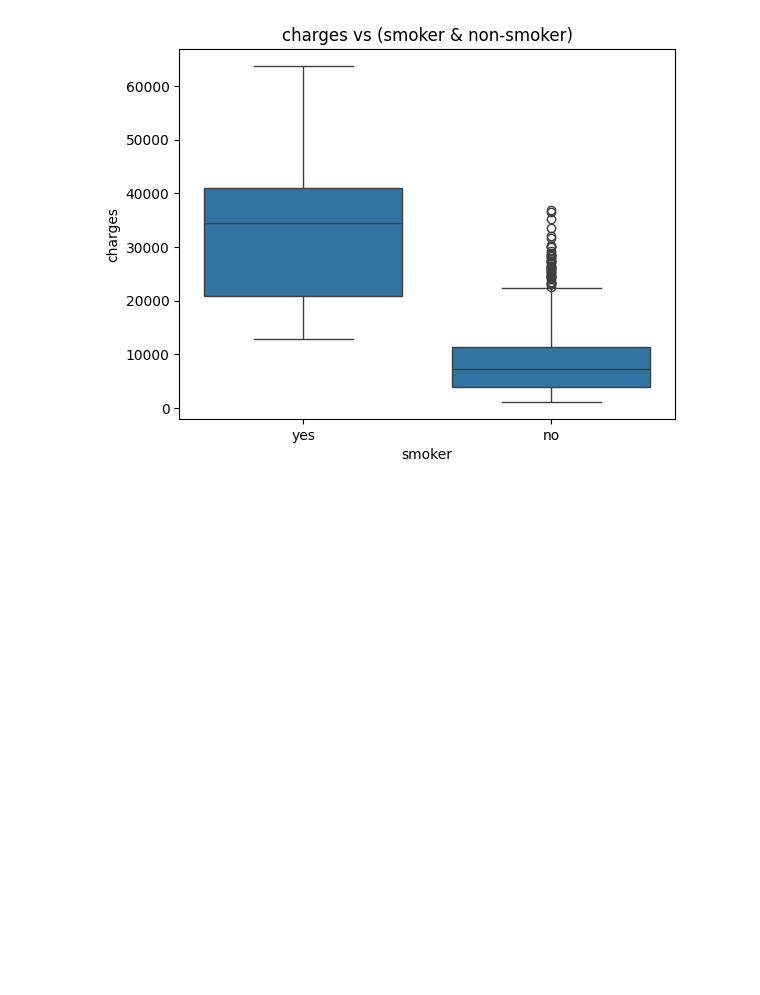
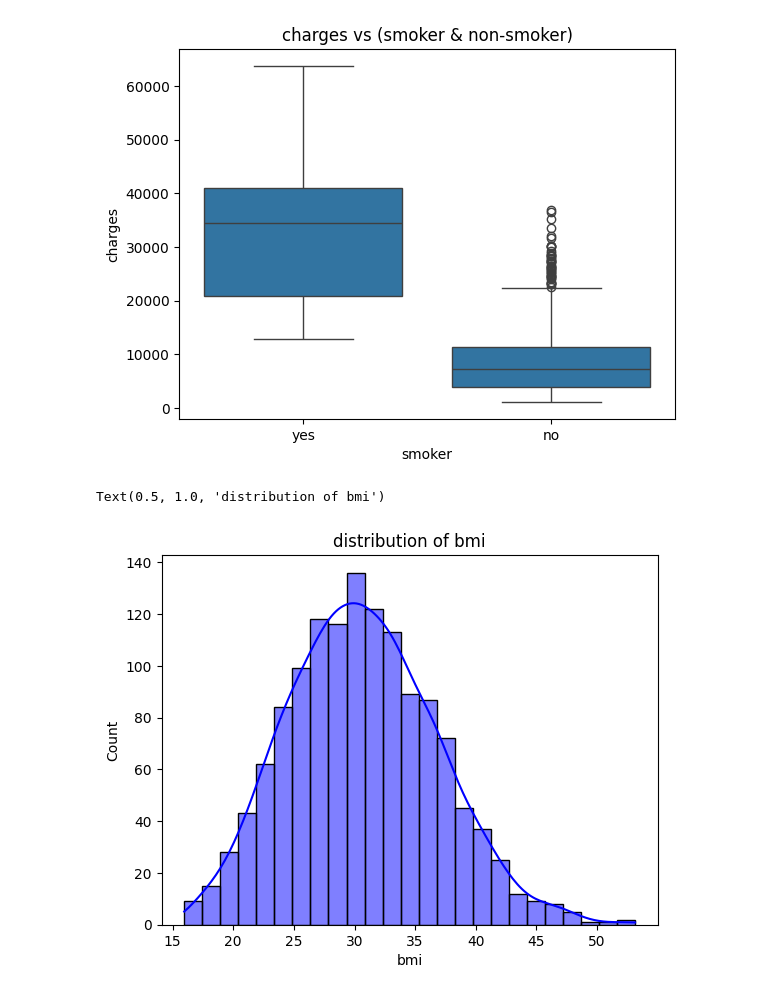
Before and after one commit to sarthakactuary/Actuarial_Analysis_on_Medical_Cost_Data, a Jupyter notebook: Working.ipynb, the cells around one changed output. Cells and saved outputs as stored; diff of their text form; code cells hidden in the pictures; blank space fills up the shorter version.

```diff
--- a/Working.ipynb
+++ b/Working.ipynb
@@ -100,3 +133,9 @@ plt.title("charges vs (smoker & non-smoker)")
 # %% [output]
 Text(0.5, 1.0, 'charges vs (smoker & non-smoker)')
 [figure]
+# %%
+sns.histplot(df['bmi'],kde = True, color = 'blue')
+plt.title("distribution of bmi")
+# %% [output]
+Text(0.5, 1.0, 'distribution of bmi')
+[figure, added]
```
Also changed, not shown: parts of 18 cells of this notebook, 2 other files.
